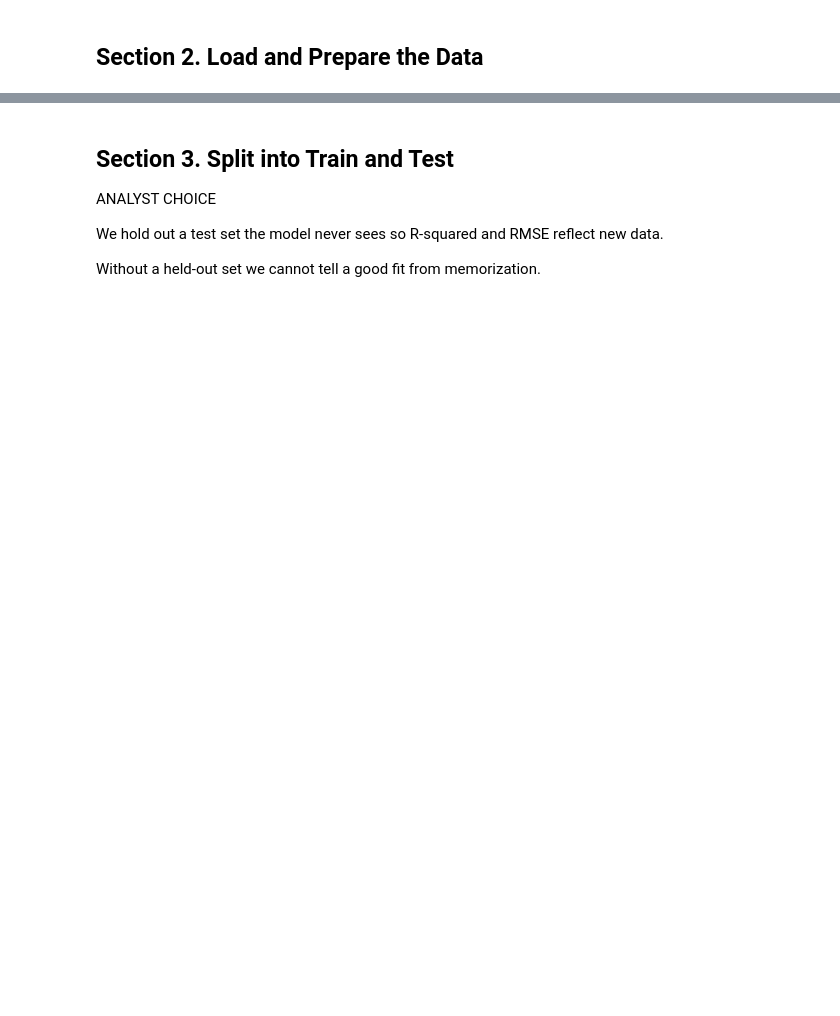
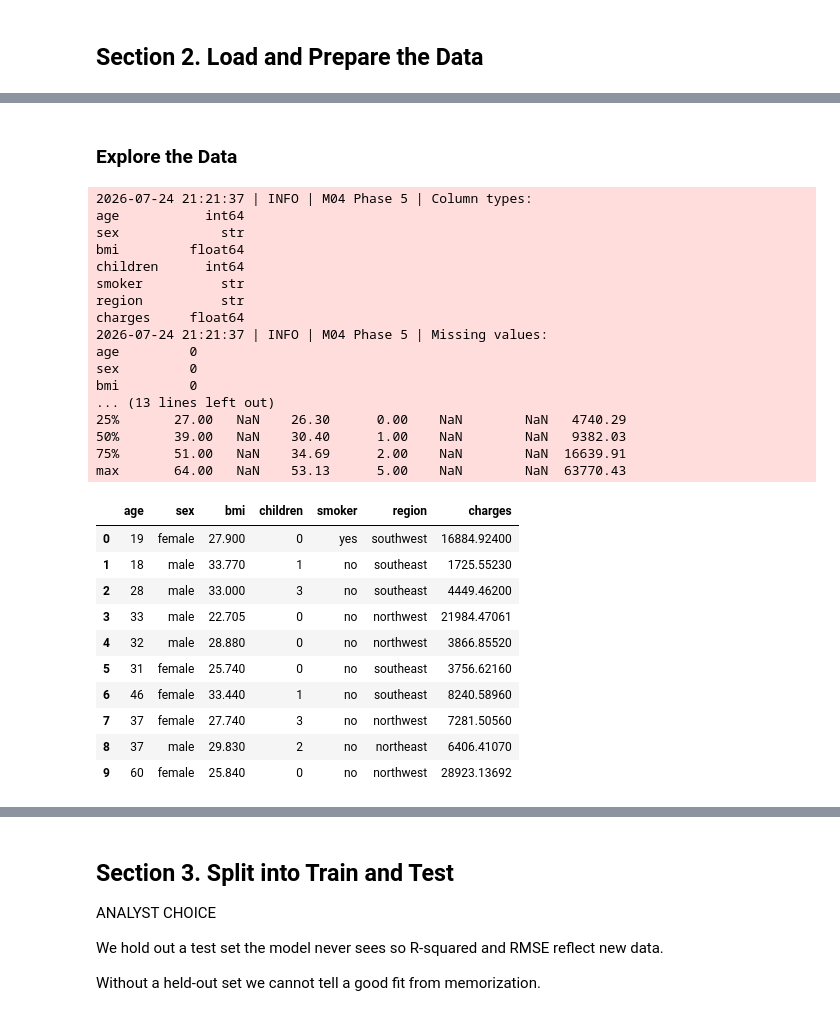
Before and after one commit to gracecode42/ml-04-regression, a Jupyter notebook: notebooks/ml_04_regression_insurance.ipynb, the cells around one changed output, grey strips where cells are left out. Drawn from its saved outputs; the diff is of its cells as text; code cells hidden in the pictures; blank space fills up the shorter version.

Commit message:
Complete Custom Project Notebook

```diff
--- a/notebooks/ml_04_regression_insurance.ipynb
+++ b/notebooks/ml_04_regression_insurance.ipynb
@@ -107,13 +55,14 @@ import matplotlib.pyplot as plt
 import numpy as np
 import pandas as pd
 import seaborn as sns
-from sklearn.linear_model import LinearRegression
+from sklearn.linear_model import ElasticNetCV, LinearRegression, RidgeCV
 from sklearn.model_selection import train_test_split
+from sklearn.preprocessing import PolynomialFeatures, StandardScaler
 
 # === Section 1b. CONFIGURE LOGGER ONCE PER NOTEBOOK ===
 
-LOG: logging.Logger = get_logger("M04", level="DEBUG")
-log_header(LOG, "M04")
+LOG: logging.Logger = get_logger("M04 Phase 5", level="DEBUG")
+log_header(LOG, "M04 Phase 5")
 
 # === Section 1c. USE THE LOGGER TO VERIFY IMPORTS ===
 
@@ -151,32 +100,15 @@ pd.set_option("display.width", 120)
 # %% [markdown]
 ## Section 2. Load and Prepare the Data
 # %%
-# === Section 2. Load and Prepare the Data ===
+# === Section 2. Load the Data ===
 
-# We are loading data from Seaborn's built-in datasets,
-# which are small datasets included with the Seaborn library
-# for practice and demonstration purposes.
-# They are listed above with sns.get_dataset_names().
-# Experiment with different ones to see what they contain.
-# You can also load from CSV files, databases, or APIs and process is similar.
+# The insurance dataset is a CSV in data/raw/.
+# The path climbs from notebooks/ up to the repo root, then into data/raw/.
+CSV_PATH: Final[str] = "../data/raw/insurance.csv"
 
-# CUSTOM: In this example, I load a Seaborn dataset by name (no external CSV).
-# Change to explore a different dataset.
-DATASET_NAME: Final[str] = "penguins"
-
-LOG.info(f"Loading dataset: {DATASET_NAME}")
-df: pd.DataFrame = sns.load_dataset(DATASET_NAME)
+df: pd.DataFrame = pd.read_csv(CSV_PATH)
 LOG.info(f"Loaded: {df.shape[0]} rows (instances), {df.shape[1]} columns")
 
-
-# CUSTOM: ANALYST CHOICE - one numeric feature (x) and one numeric target (y).
-# This pairing is expected to be close to a straight line; we still fit and look.
-FEATURE_COL: Final[str] = "flipper_length_mm"
-TARGET_COL: Final[str] = "body_mass_g"
-
-FEATURE_LABEL: Final[str] = "Flipper length (mm)"
-TARGET_LABEL: Final[str] = "Body mass (g)"
-
-df_model: pd.DataFrame = df.dropna(subset=[FEATURE_COL, TARGET_COL]).copy()
-LOG.info(f"Original rows: {df.shape[0]}  Model rows: {df_model.shape[0]}")
+TARGET_COL: Final[str] = "charges"
+TARGET_LABEL: Final[str] = "Charges (USD)"
 # %% [output]
@@ -185,0 +116,38 @@ LOG.info(f"Original rows: {df.shape[0]}  Model rows: {df_model.shape[0]}")
+# %% [markdown]
+### Explore the Data
+# %%
+# === Explore the raw data before choosing features ===
+
+LOG.info(f"Column types:\n{df.dtypes.to_string()}")
+LOG.info(f"Missing values:\n{df.isna().sum().to_string()}")
+LOG.info(f"\n{df.describe(include='all').round(2).to_string()}")
+df.head(10)
+# %% [output]
+2026-07-24 21:21:37 | INFO | M04 Phase 5 | Column types:
+age           int64
+sex             str
+bmi         float64
+children      int64
+smoker          str
+region          str
+charges     float64
+2026-07-24 21:21:37 | INFO | M04 Phase 5 | Missing values:
+age         0
+sex         0
+bmi         0
+... (13 lines left out)
+25%       27.00   NaN    26.30      0.00    NaN        NaN   4740.29
+50%       39.00   NaN    30.40      1.00    NaN        NaN   9382.03
+75%       51.00   NaN    34.69      2.00    NaN        NaN  16639.91
+max       64.00   NaN    53.13      5.00    NaN        NaN  63770.43
+|  | age | sex | bmi | children | smoker | region | charges |
+| 0 | 19 | female | 27.900 | 0 | yes | southwest | 16884.92400 |
+| 1 | 18 | male | 33.770 | 1 | no | southeast | 1725.55230 |
+| 2 | 28 | male | 33.000 | 3 | no | southeast | 4449.46200 |
+| 3 | 33 | male | 22.705 | 0 | no | northwest | 21984.47061 |
+| 4 | 32 | male | 28.880 | 0 | no | northwest | 3866.85520 |
+| 5 | 31 | female | 25.740 | 0 | no | southeast | 3756.62160 |
+| 6 | 46 | female | 33.440 | 1 | no | southeast | 8240.58960 |
+| 7 | 37 | female | 27.740 | 3 | no | northwest | 7281.50560 |
+| 8 | 37 | male | 29.830 | 2 | no | northeast | 6406.41070 |
+| 9 | 60 | female | 25.840 | 0 | no | northwest | 28923.13692 |
```
Also changed, not shown: parts of 33 cells of this notebook, 5 other files.
